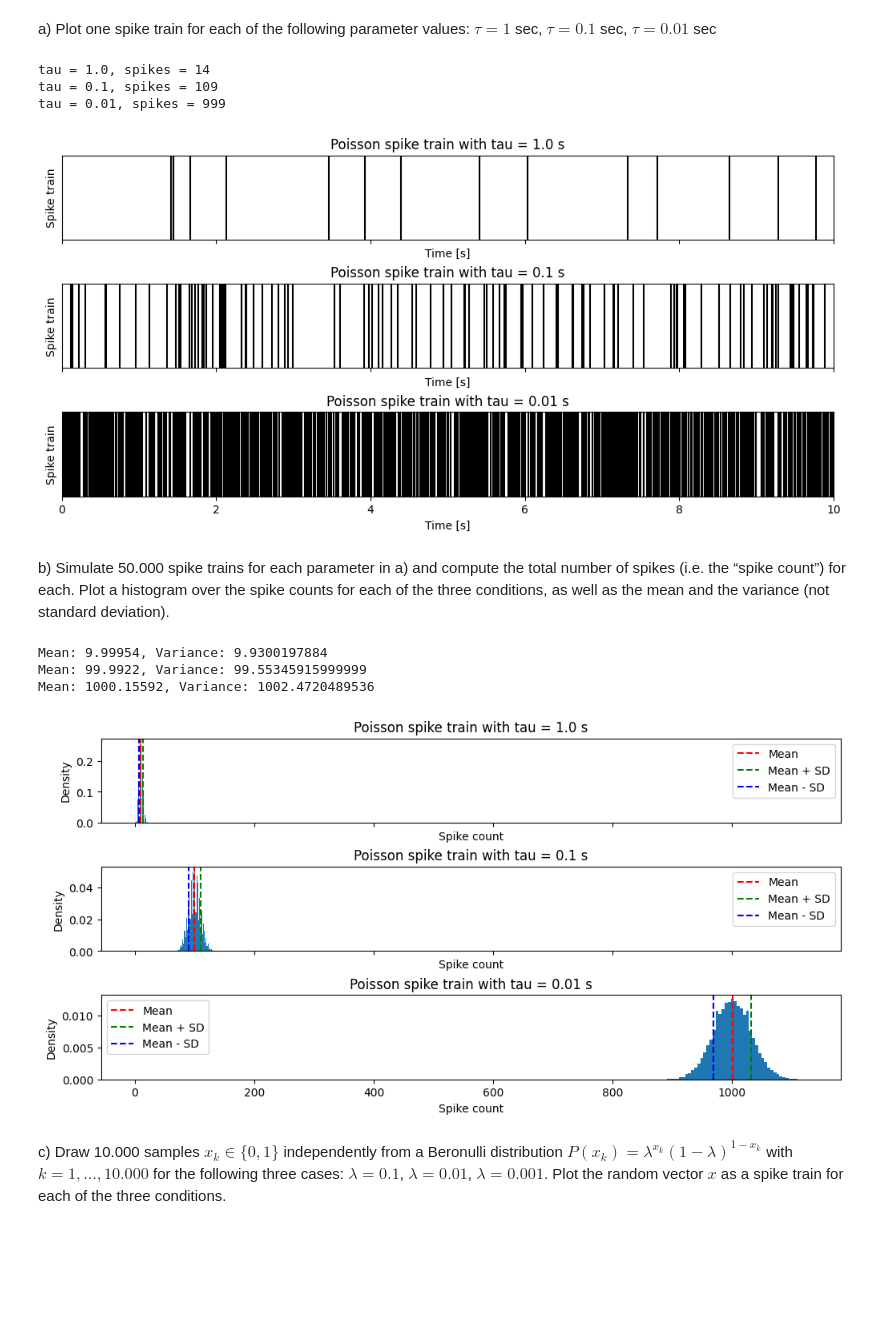
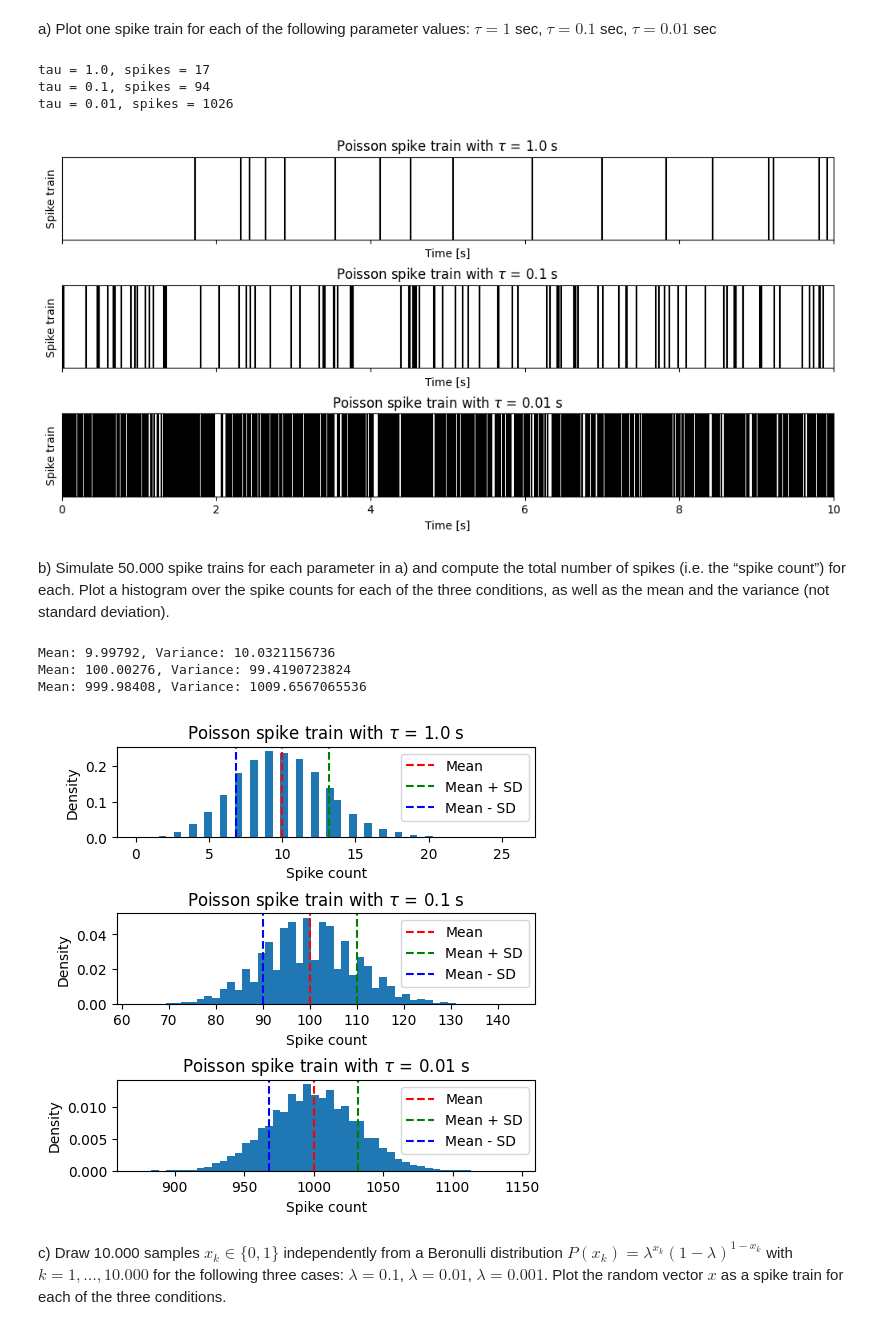
Before and after one commit to aakarsh/S25-Neural-Coding, a Jupyter notebook: homeworks/2025_Neural_coding_Homework1.ipynb, the cells around one changed output. Cells and saved outputs as stored; diff of their text form; code cells hidden in the pictures; blank space fills up the shorter version.

```diff
--- a/homeworks/2025_Neural_coding_Homework1.ipynb
+++ b/homeworks/2025_Neural_coding_Homework1.ipynb
@@ -115,46 +115,46 @@ for tau, ax in zip(taus, axs):
     print(f"tau = {tau}, spikes = {len(spike_times[0])}")
     # Plot
     raster(spike_times, ax=ax)
-    ax.set_title(f'Poisson spike train with tau = {tau} s')
+    ax.set_title(f'Poisson spike train with $\\tau$ = {tau} s')
     ax.set_ylabel('Spike train')
 axs[-1].set_xlabel('Time [s]')
 plt.show()
 # %% [output]
-tau = 1.0, spikes = 14
-tau = 0.1, spikes = 109
-tau = 0.01, spikes = 999
+tau = 1.0, spikes = 17
+tau = 0.1, spikes = 94
+tau = 0.01, spikes = 1026
-[figure, old version]
+[figure, new version]
 # %% [markdown]
 b) Simulate 50.000 spike trains for each parameter in a) and compute the total number of spikes (i.e. the “spike count”) for each. Plot a histogram over the spike counts for each of the three conditions, as well as the mean and the variance (not standard deviation).
 # %%
 # b) Simulate 50.000 spike trains for each parameter in a) and compute the total number of spikes (i.e. the “spike count”) for each. Plot a histogram over the spike counts for each of the three conditions, as well as the mean and the variance (not standard deviation)
 
 n_trials = 50000
 counts = []
 for tau in taus:
     spike_times = poisson_spike_train_simple(tau, length, n_trials)
     counts.append([len(spikes) for spikes in spike_times])
 # Plot histograms
-fig, axs = plt.subplots(nrows=len(taus), figsize=(10, 5), sharex=True, constrained_layout=True)
+fig, axs = plt.subplots(nrows=len(taus), figsize=(5, 5), constrained_layout=True)
 for tau, count, ax in zip(taus, counts, axs):
     ax.hist(count, bins=50, density=True)
-    ax.set_title(f'Poisson spike train with tau = {tau} s')
+    ax.set_title(f'Poisson spike train with $\\tau$ = {tau} s')
     ax.set_ylabel('Density')
     ax.set_xlabel('Spike count')
     mean = np.mean(count)
     var = np.var(count)
     print(f"Mean: {mean}, Variance: {var}")
     ax.axvline(mean, color='r', linestyle='--', label='Mean')
     ax.axvline(mean + np.sqrt(var), color='g', linestyle='--', label='Mean + SD')
     ax.axvline(mean - np.sqrt(var), color='b', linestyle='--', label='Mean - SD')
     ax.legend()
 plt.show()
 spike_times = poisson_spike_train_simple(tau, length, n_trials)
 # %% [output]
-Mean: 9.99954, Variance: 9.9300197884
-Mean: 99.9922, Variance: 99.55345915999999
-Mean: 1000.15592, Variance: 1002.4720489536
+Mean: 9.99792, Variance: 10.0321156736
+Mean: 100.00276, Variance: 99.4190723824
+Mean: 999.98408, Variance: 1009.6567065536
-[figure, old version]
+[figure, new version]
 # %% [markdown]
 c) Draw 10.000 samples $x_k \in \{0, 1\}$ independently from a Beronulli distribution $P (x_k ) = \lambda^{x_k} (1 − \lambda)^{1−x_k}$ with $k = 1, \ldots , 10.000$ for the following three cases: $\lambda = 0.1$, $\lambda = 0.01$, $\lambda = 0.001$. Plot the random vector $x$ as a spike train for each of the three conditions.
 # %%
```
Also changed, not shown: parts of 3 cells of this notebook.
